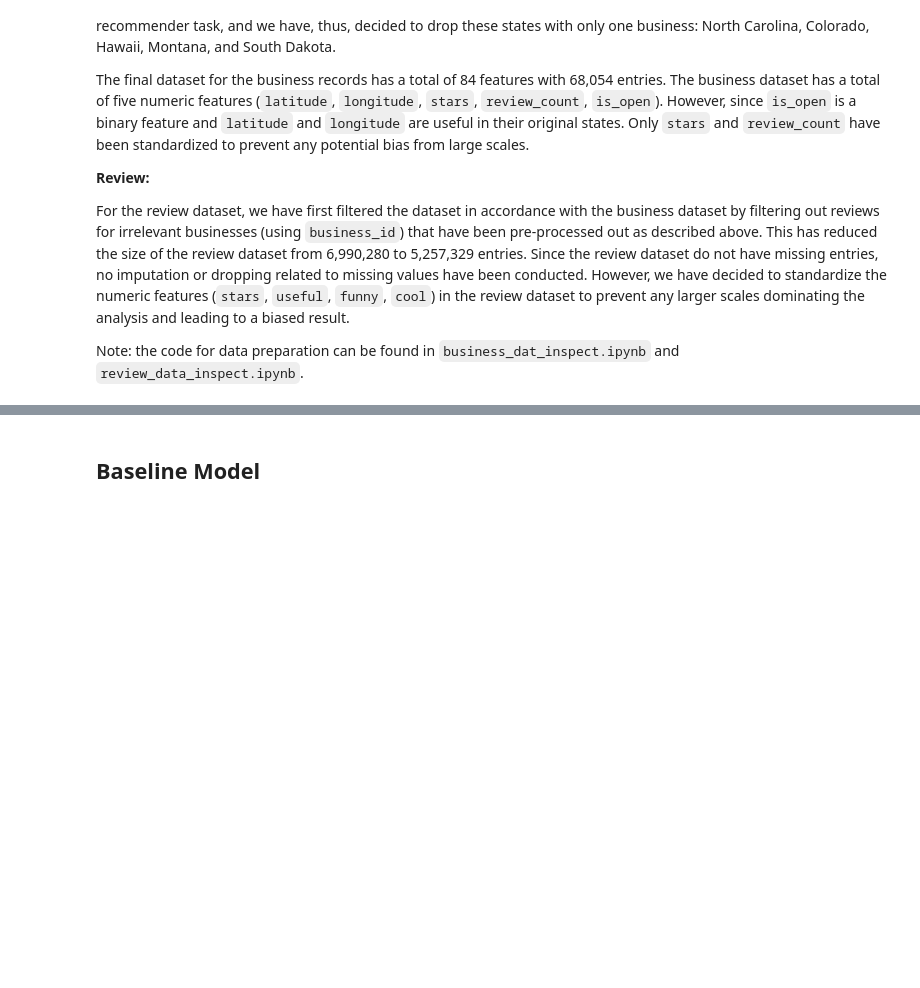
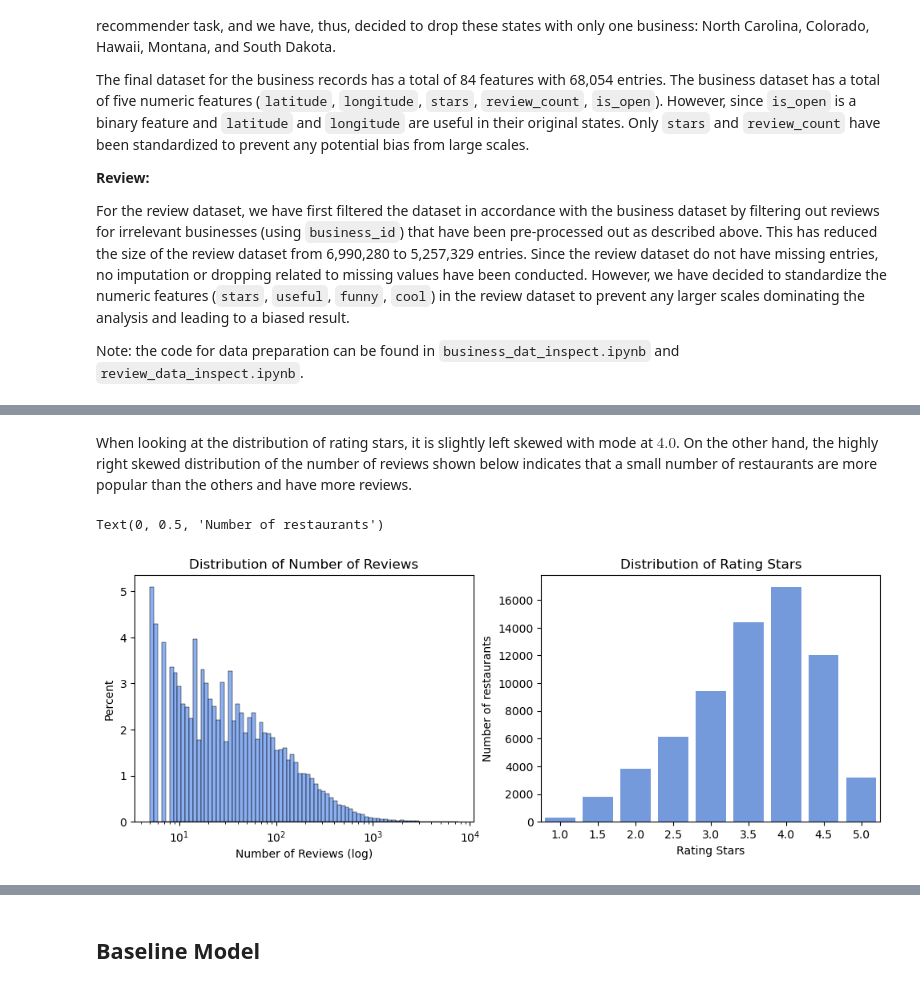
Before and after one commit to 98mina2/FP209b, a Jupyter notebook: recommender_system_report.ipynb, the cells around one changed output, grey strips where cells are left out. Cells and saved outputs as stored; diff of their text form; code cells hidden in the pictures; blank space fills up the shorter version.

Commit message:
added eda for business

```diff
--- a/recommender_system_report.ipynb
+++ b/recommender_system_report.ipynb
@@ -74,0 +90,5 @@ In terms of the balance of the dataset, there is an imbalance since some restaur
+# %%
+busi_df = pd.read_feather("data/yelp_business_cleaned.feather")
+print(f"There are {busi_df.shape[0]} business records with {busi_df.shape[1]} total features.")
+display(busi_df.head(3))
+busi_df[['stars', 'review_count']].describe()
@@ -74,0 +111,20 @@ In terms of the balance of the dataset, there is an imbalance since some restaur
+# %% [markdown]
+When looking at the distribution of rating stars, it is slightly left skewed with mode at $4.0$. On the other hand, the highly right skewed distribution of the number of reviews shown below indicates that a small number of restaurants are more popular than the others and have more reviews.
+# %%
+fig, ax = plt.subplots(1, 2, figsize = (12, 4))
+sns.histplot(data = busi_df, x = 'review_count',
+             color = 'cornflowerblue', stat = 'percent',
+             log_scale = True, ax = ax[0])
+ax[0].set_title("Distribution of Number of Reviews")
+ax[0].set_xlabel("Number of Reviews (log)")
+
+sns.barplot(data = busi_df.groupby(['stars'])[['business_id']].agg('count').reset_index().astype({'stars': str}),
+            x = 'stars',
+            y = 'business_id',
+            color = 'cornflowerblue', ax = ax[1])
+ax[1].set_title("Distribution of Rating Stars")
+ax[1].set_xlabel("Rating Stars")
+ax[1].set_ylabel("Number of restaurants")
+# %% [output]
+Text(0, 0.5, 'Number of restaurants')
+[figure, added]
```
Also changed, not shown: parts of 10 cells of this notebook.
